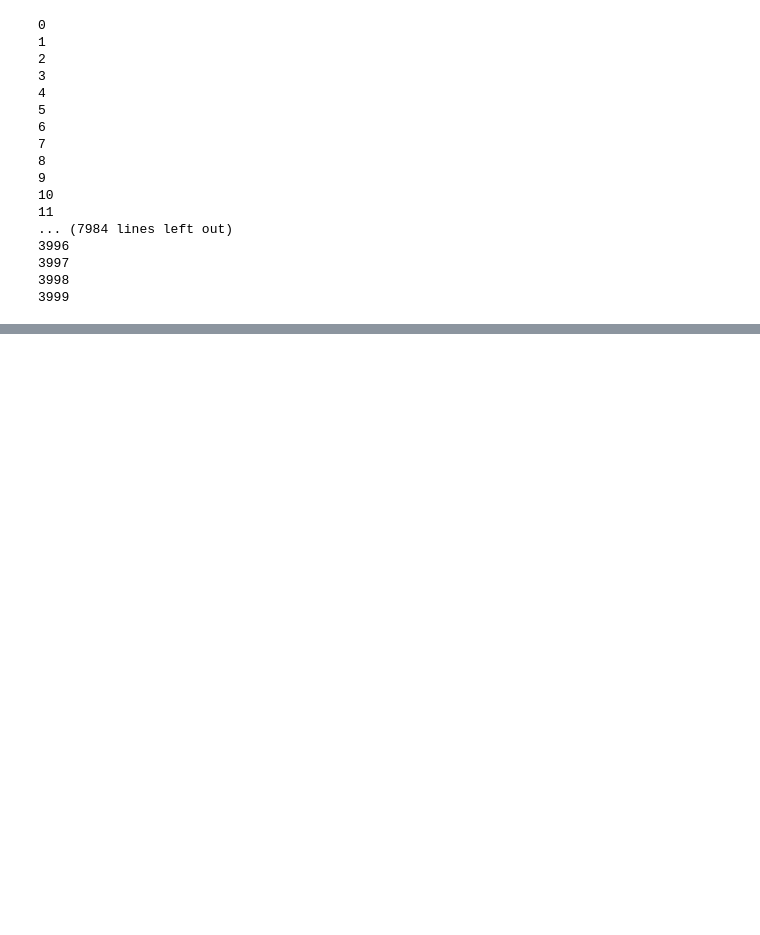
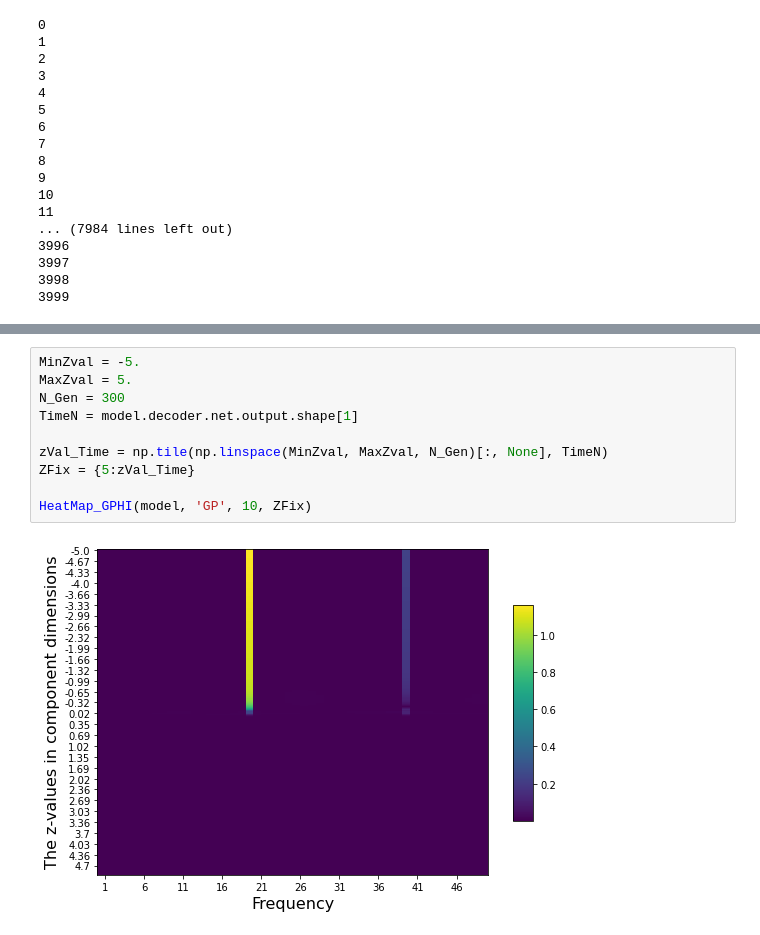
Before and after one commit to JunetaeKim/VABAM, a Jupyter notebook: Benchmarks/Benchmark_GPVAE.ipynb, the cells around one changed output, grey strips where cells are left out. Drawn from its saved outputs; the diff is of its cells as text; blank space fills up the shorter version.

```diff
--- a/Benchmarks/Benchmark_GPVAE.ipynb
+++ b/Benchmarks/Benchmark_GPVAE.ipynb
@@ -165,0 +173,12 @@ for loc in zLoc:
+# %%
+MinZval = -5.
+MaxZval = 5.
+N_Gen = 300
+TimeN = model.decoder.net.output.shape[1]
+
+zVal_Time = np.tile(np.linspace(MinZval, MaxZval, N_Gen)[:, None], TimeN)
+ZFix = {5:zVal_Time}
+
+HeatMap_GPHI(model, 'GP', 10, ZFix)
+# %% [output]
+[figure, added]
```
Also changed, not shown: parts of 16 cells of this notebook, 8 other files.
